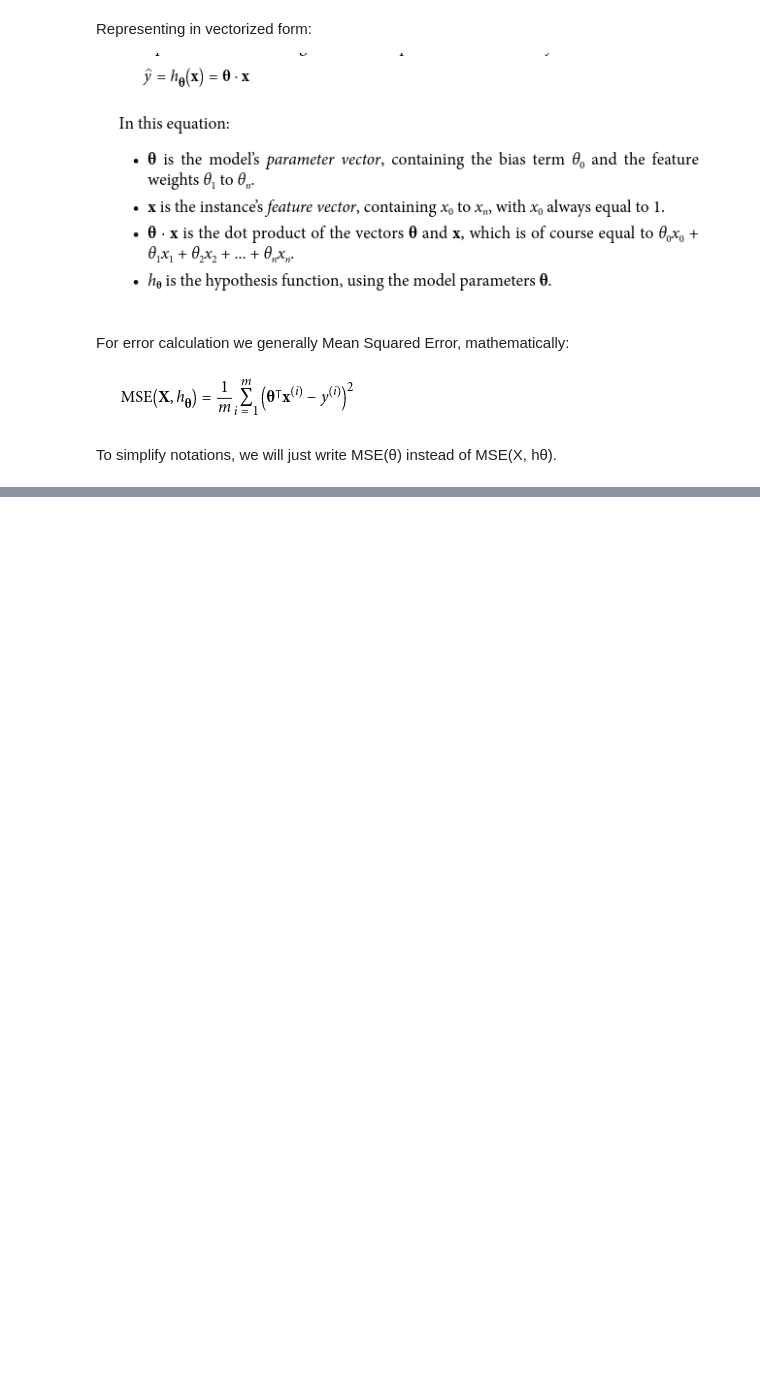
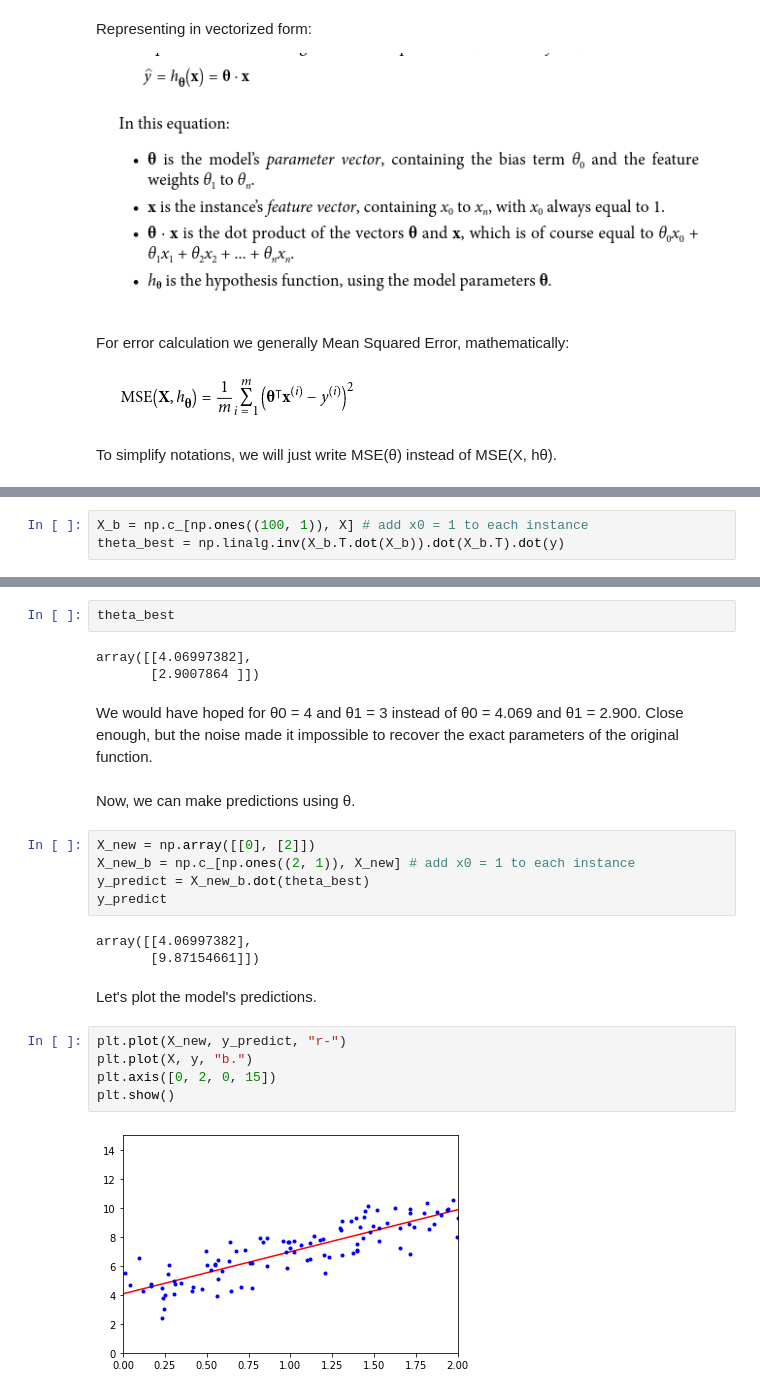
Before and after one commit to whatiskeptiname/HOML-Notes, a Jupyter notebook: Training_Models.ipynb, the cells around one changed output, grey strips where cells are left out. Cells and saved outputs as stored; diff of their text form; blank space fills up the shorter version.

Commit message:
linear regression using Normal Equation

```diff
--- a/Training_Models.ipynb
+++ b/Training_Models.ipynb
@@ -46,0 +51,3 @@ plt.show()
+# %%
+X_b = np.c_[np.ones((100, 1)), X] # add x0 = 1 to each instance
+theta_best = np.linalg.inv(X_b.T.dot(X_b)).dot(X_b.T).dot(y)
@@ -46,0 +56,26 @@ plt.show()
+# %%
+theta_best
+# %% [output]
+array([[4.06997382],
+       [2.9007864 ]])
+# %% [markdown]
+We would have hoped for θ0 = 4 and θ1 = 3 instead of θ0 = 4.069 and θ1 = 2.900. Close enough, but the noise made it impossible to recover the exact parameters of the original function.
+# %% [markdown]
+Now, we can make predictions using θ.
+# %%
+X_new = np.array([[0], [2]])
+X_new_b = np.c_[np.ones((2, 1)), X_new] # add x0 = 1 to each instance
+y_predict = X_new_b.dot(theta_best)
+y_predict
+# %% [output]
+array([[4.06997382],
+       [9.87154661]])
+# %% [markdown]
+Let's plot the model's predictions.
+# %%
+plt.plot(X_new, y_predict, "r-")
+plt.plot(X, y, "b.")
+plt.axis([0, 2, 0, 15])
+plt.show()
+# %% [output]
+[figure, added]
```
Also changed, not shown: parts of 6 cells of this notebook.
